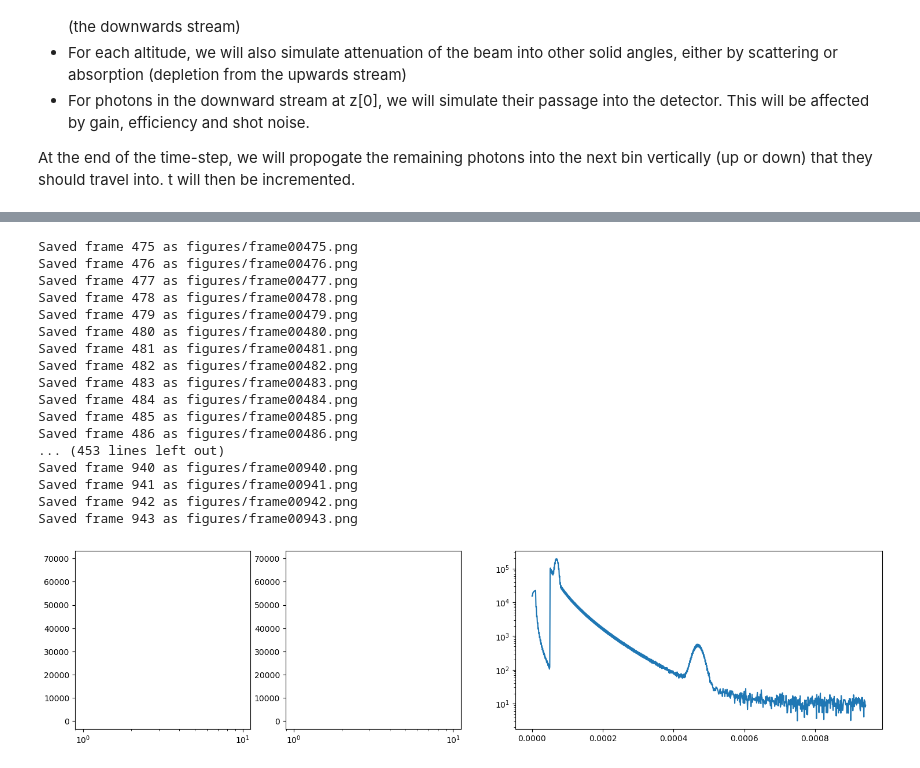
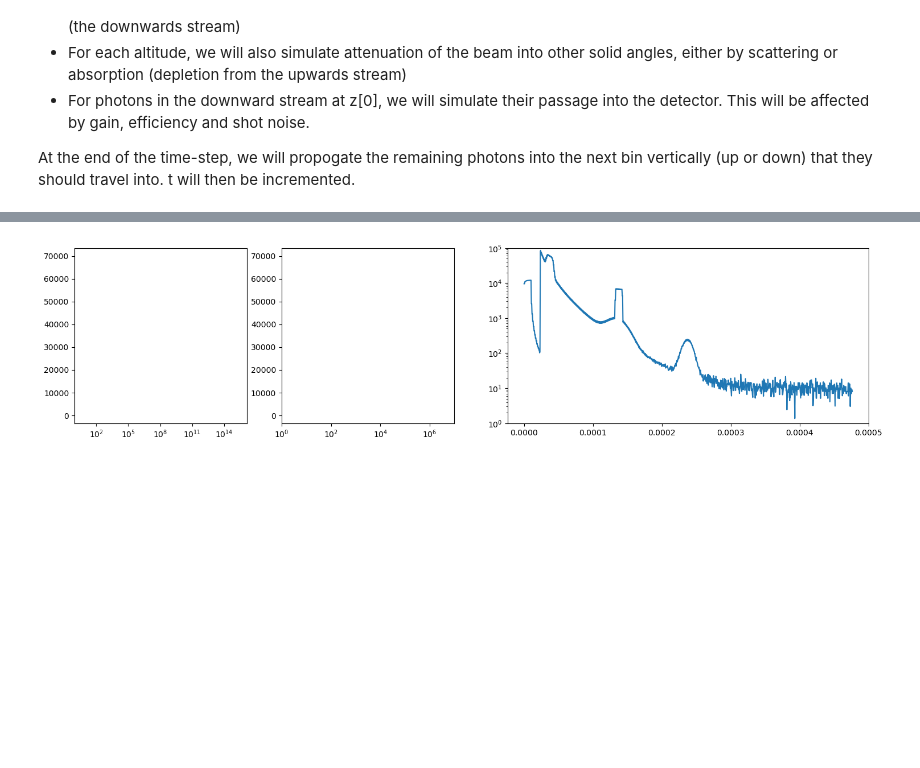
Before and after one commit to DAndrewA/Chu_LIDAR_lectures, a Jupyter notebook: firstSimulation.ipynb, the cells around one changed output, grey strips where cells are left out. Cells and saved outputs as stored; diff of their text form; code cells hidden in the pictures; blank space fills up the shorter version.

Commit message:
Changed simulation to give correct time series

```diff
--- a/firstSimulation.ipynb
+++ b/firstSimulation.ipynb
@@ -36,11 +36,11 @@ print(PULSE_photonCount)
 # setting up the simuulation parameters
 # this will include the time-step, maximum altitude to measure to, etc
 
-dt = 1e-6 # (s) the time step for the simulation. #### FOR NOW, will use this as the temporal resolution for the detector too. Implement integration time at the detector?
+dt = 0.5e-6 # (s) the time step for the simulation. #### FOR NOW, will use this as the temporal resolution for the detector too. Implement integration time at the detector?
 hmax = 70e3 # (m) maximum height we want to consider.
 dr = c*dt / 2 # (m) the spatial resolution to be achieved by the time-step (NOT the spatial resolution of the instrument)
 
-tmax = 2*2*hmax/c + PULSE_duration # (s) the maximum time we will have to run the simulation until
+tmax = 2*hmax/c + PULSE_duration # (s) the maximum time we will have to run the simulation until
 
 z = np.arange(dr,hmax,dr)
 time = np.arange(0,tmax,dt)
@@ -60,12 +60,12 @@ GG = GreyGas(z,n_z,cs_sca,cs_abs)
 # %%
 # this section will deal with the creation of the aerosol profile. For this, I will place two narrow Gaussian distributed bands of aerosol.
 # One will be at 5km, the other will be at 35km.
-hpeak = [5e3,35e3] # (m) the altitudes of peak aerosol concentration
-sd = [200,1e3] # (m) the standard deviation of the distributions
+hpeak = [5e3,35e3,20e3,20e3] # (m) the altitudes of peak aerosol concentration
+sd = [200,1e3,50,2e3] # (m) the standard deviation of the distributions
 
 zAero = 10e3
 nair_zAero = n_z[np.logical_and( z > zAero-dr , z < zAero + dr )][0]
-npeak = [nair_zAero,nair_zAero / 10] # (/m^3) the peak number density of the aerosols
+npeak = [nair_zAero,nair_zAero / 10, nair_zAero*10, nair_zAero / 10 ] # (/m^3) the peak number density of the aerosols
 
 
 def Gaussian(x,xbar,sd):
@@ -74,11 +74,9 @@ def Gaussian(x,xbar,sd):
 
 n_aerosol = np.zeros(z.shape)
 # I will perform the distribution for points within 5 sd of the peaks
-mask_lower = np.logical_and( z > hpeak[0] - 5*sd[0] , z < hpeak[0] + 5*sd[0] )
-mask_upper = np.logical_and( z > hpeak[1] - 5*sd[1] , z < hpeak[1] + 5*sd[1] )
-
-n_aerosol[mask_lower] = npeak[0]*Gaussian(z[mask_lower],hpeak[0],sd[0])
-n_aerosol[mask_upper] = npeak[1]*Gaussian(z[mask_upper],hpeak[1],sd[1])
+for i,pk in enumerate(hpeak):
+    mask = np.logical_and( z > pk - 5*sd[i] , z < pk + 5*sd[i] )
+    n_aerosol[mask] = n_aerosol[mask] + npeak[i]*Gaussian(z[mask],pk,sd[i])
 
 acs_sca =  10e-32# (m^2) scattering cross-section of the aerosol
 acs_abs =  0.5e-32# (m^2) absorption cross-section of the aerosol
@@ -94,7 +92,7 @@ DETECTOR_efficiency = 0.33
 DETECTOR_backgroundMean = 10 # mean background detector rate for a poisson distributed noise
 
 DETECTOR_GainSequence = [1e-3,1] # values for the detector gain that can be switched
-DETECTOR_GainTimings = [-1,50e-6] # the timings for when the detector gain switches. The initial timing should be <=0 to set the initial gain parameter to anything other than 1
+DETECTOR_GainTimings = [-1,23e-6] # the timings for when the detector gain switches. The initial timing should be <=0 to set the initial gain parameter to anything other than 1
 # %%
 # plotting the profiles we've generated to make sure that they seem reasonable:
 nplots = 4
@@ -133,6 +131,10 @@ At the end of the time-step, we will propogate the remaining photons into the ne
 # %%
 plotVerbose = False # flag for plotting a sequence of figures once the simulation is complete.
 animateSimulation = False # flag for saving frames of the simulation to turn into an animation.
+
+xlimup = 1.5e16
+xlimdown = 1e7
+xlimsig = 1e5
 
 # ALL the setup pertaining to plotVerbose
 figUpdates = 0
@@ -162,7 +164,7 @@ if animateSimulation:
     ax_animdown = figAnim.add_subplot(1,4,2)
     ax_animsignal = figAnim.add_subplot(1,2,2)
 
-
+maxDown = 0
 N_up = np.zeros(z.shape) # upwards propogating photons
 N_down = np.zeros(z.shape) # downwards propogating photons
 
@@ -182,7 +184,8 @@ GTime = copy.deepcopy(DETECTOR_GainTimings)
 for i,t in enumerate(time): # for each time step...
     # start by pumping the laser
     if t <= PULSE_duration:
-        N_up[0] = (PULSE_photonCount * dt / PULSE_duration)
+        N_up[0] = (PULSE_photonCount * dt / PULSE_duration)/2
+        N_up[1] = (PULSE_photonCount * dt / PULSE_duration)/2
 
     # next, evaluate the loss of photons from the upward beam due to scattering
     Nsca_up = N_up * dr * sumBeta
@@ -198,14 +201,18 @@ for i,t in enumerate(time): # for each time step...
         print('gain sequence popping',GTime,GSeq)
         GTime.pop(0)
         currentGain = GSeq.pop(0)
-    S[i] = N_down[0] * DETECTOR_efficiency * currentGain
+    S[i] = (N_down[0] + N_down[1]) * DETECTOR_efficiency * currentGain
     S[i] = S[i] + poisson.rvs(DETECTOR_backgroundMean) # add some noise to the signal
 
     # now, shift the photon populations
-    N_up[1:] = N_up[:-1]
-    N_down[:-1] = N_down[1:]
+    N_up[2:] = N_up[:-2]
+    N_down[:-2] = N_down[2:]
     N_up[0] = 0
+    N_up[1] = 0
     N_down[-1] = 0
+    N_down[-2] = 0
+
+    maxDown = np.max((maxDown,np.max(N_down)))
 
     # now, if plotting verbose is true, update the plots
     if plotVerbose and updateItter and t > updateItter[0]:
@@ -213,14 +220,17 @@ for i,t in enumerate(time): # for each time step...
         row = updateItterI.pop(0)
         ax_up = fig.add_subplot(figUpdates+1,4,row*4+1) # for showing the upwards propogating signal
         ax_up.plot(N_up,z)
+        ax_up.set_xlim([1,xlimup])
         ax_up.set_xscale('log')
 
         ax_down = fig.add_subplot(figUpdates+1,4,row*4+2) # for showing the downwards propogating signal
         ax_down.plot(N_down,z)
+        ax_down.set_xlim([1,xlimdown])
         ax_down.set_xscale('log')
 
         ax_detector = fig.add_subplot(figUpdates+1,2,row*2+2) # for showing the signal at the detector (double width)
         ax_detector.plot(time,S)
+        ax_detector.set_ylim([1,xlimsig])
         ax_detector.set_yscale('log')
 
         fig.canvas.draw()
@@ -230,12 +240,19 @@ for i,t in enumerate(time): # for each time step...
         ax_animup.clear()
         ax_animdown.clear()
         ax_animsignal.clear()
+
         ax_animup.plot(N_up,z)
+        ax_animdown.plot(N_down,z)
+        ax_animsignal.plot(time,S)
+
+        ax_animup.set_xlim([1,xlimup])
+        ax_animdown.set_xlim([1,xlimdown])
+        ax_animsignal.set_ylim([1,xlimsig])
+
         ax_animup.set_xscale('log')
-        ax_animdown.plot(N_down,z)
         ax_animdown.set_xscale('log')
-        ax_animsignal.plot(time,S)
         ax_animsignal.set_yscale('log')
+
         figAnim.savefig(saveFolder + filenameFormat.format(frameStr))
         print('Saved frame {} as {}'.format(frame,saveFolder + filenameFormat.format(frameStr)))
         frame += 1
@@ -246,14 +263,21 @@ for i,t in enumerate(time): # for each time step...
 ax_up = fig.add_subplot(figUpdates+1,4,figUpdates*4+1) # for showing the upwards propogating signal
 ax_up.plot(N_up,z)
 ax_up.set_xscale('log')
+ax_up.set_xlim([0,1.5e16])
 
 ax_down = fig.add_subplot(figUpdates+1,4,figUpdates*4+2) # for showing the downwards propogating signal
 ax_down.plot(N_down,z)
 ax_down.set_xscale('log')
+ax_down.set_xlim([1,xlimdown])
 
 ax_detector = fig.add_subplot(figUpdates+1,2,figUpdates*2+2) # for showing the signal at the detector (double width)
 ax_detector.plot(time,S)
 ax_detector.set_yscale('log')
+ax_detector.set_ylim([1,xlimsig])
 
 plt.show()
+
+print(np.max(S),np.min(S))
+print((PULSE_photonCount * dt / PULSE_duration)/2)
+print(maxDown)
 # %% [output]
@@ -278,18 +303 @@ Saved frame 474 as figures/frame00474.png
-Saved frame 475 as figures/frame00475.png
-Saved frame 476 as figures/frame00476.png
-Saved frame 477 as figures/frame00477.png
-Saved frame 478 as figures/frame00478.png
-Saved frame 479 as figures/frame00479.png
-Saved frame 480 as figures/frame00480.png
-Saved frame 481 as figures/frame00481.png
-Saved frame 482 as figures/frame00482.png
-Saved frame 483 as figures/frame00483.png
-Saved frame 484 as figures/frame00484.png
-Saved frame 485 as figures/frame00485.png
-Saved frame 486 as figures/frame00486.png
-... (453 lines left out)
-Saved frame 940 as figures/frame00940.png
-Saved frame 941 as figures/frame00941.png
-Saved frame 942 as figures/frame00942.png
-Saved frame 943 as figures/frame00943.png
-[figure, old version]
+[figure, new version]
```
Also changed, not shown: parts of 2 cells of this notebook.
